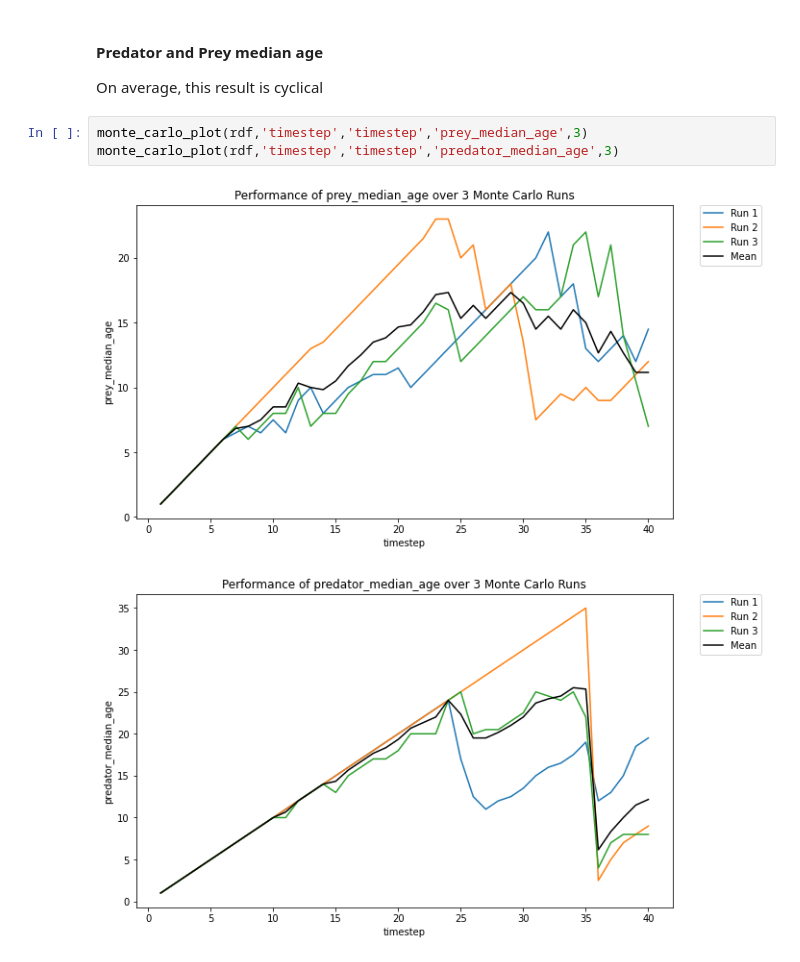
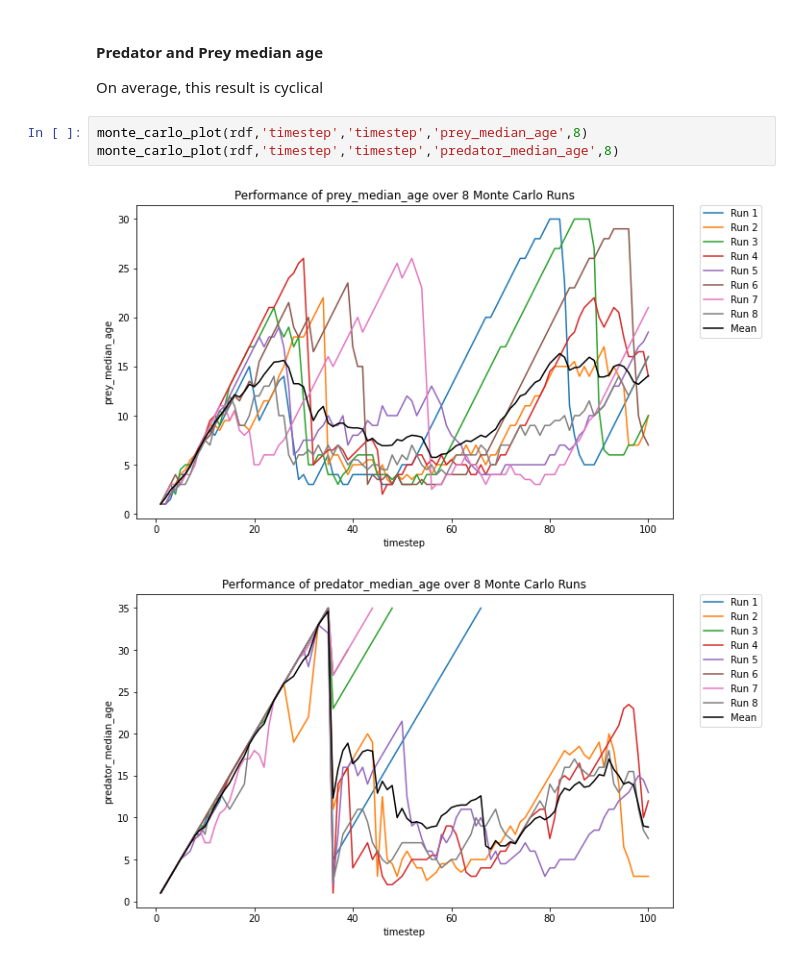
Before and after one commit to cadCAD-org/demos, a Jupyter notebook: demos/Agent_Based_Modeling/prey_predator_abm/Predator_Prey_ABM_model.ipynb, the cells around one changed output. Cells and saved outputs as stored; diff of their text form.

```diff
--- a/demos/Agent_Based_Modeling/prey_predator_abm/Predator_Prey_ABM_model.ipynb
+++ b/demos/Agent_Based_Modeling/prey_predator_abm/Predator_Prey_ABM_model.ipynb
@@ -94,8 +94,8 @@ monte_carlo_plot(rdf,'timestep','timestep','median_prey_food',3)
 
 On average, this result is cyclical
 # %%
-monte_carlo_plot(rdf,'timestep','timestep','prey_median_age',3)
-monte_carlo_plot(rdf,'timestep','timestep','predator_median_age',3)
+monte_carlo_plot(rdf,'timestep','timestep','prey_median_age',8)
+monte_carlo_plot(rdf,'timestep','timestep','predator_median_age',8)
 # %% [output]
-[figure, old version]
+[figure, new version]
-[figure, old version]
+[figure, new version]
```
Also changed, not shown: parts of 6 cells of this notebook, 1 other file.
